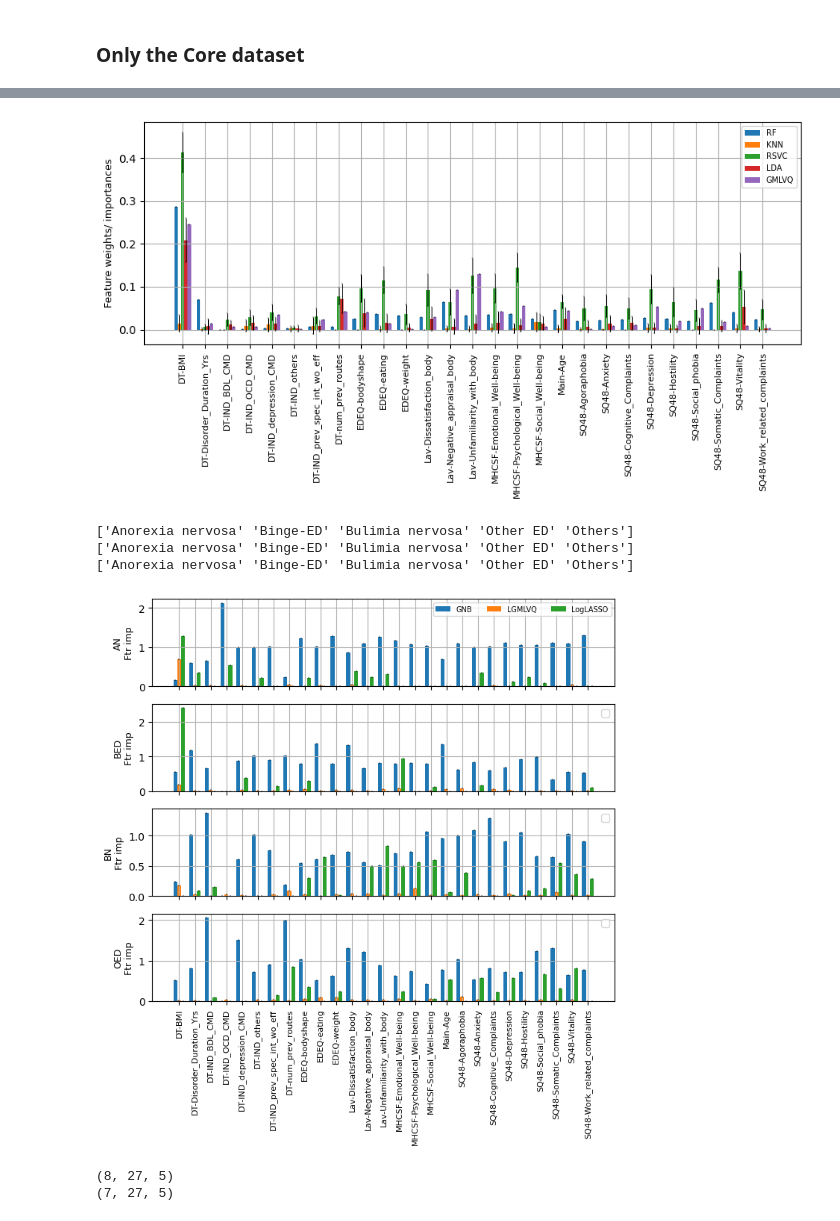
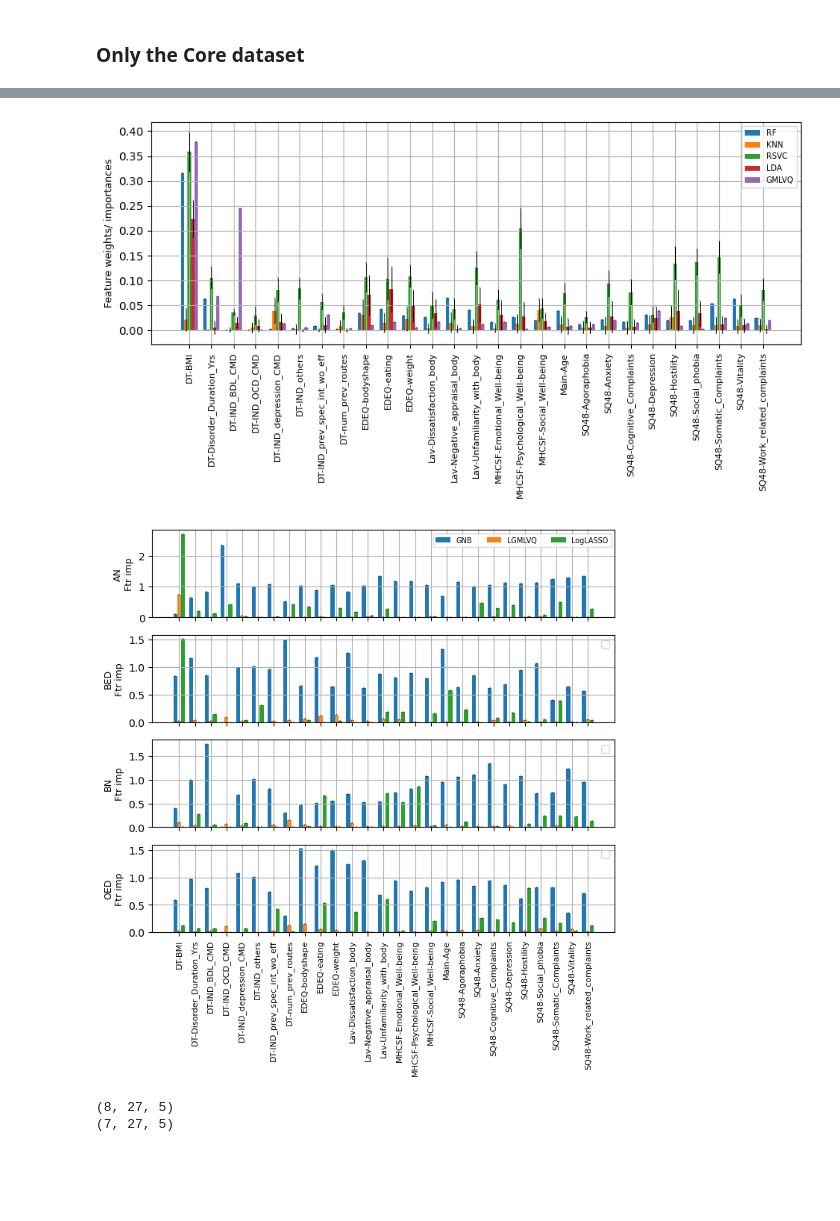
Before and after one commit to SrGh31/ED-profiling, a Jupyter notebook: Prediction_EDTypes_Severity.ipynb, the cells around one changed output, grey strips where cells are left out. Drawn from its saved outputs; the diff is of its cells as text; code cells hidden in the pictures; blank space fills up the shorter version.

```diff
--- a/Prediction_EDTypes_Severity.ipynb
+++ b/Prediction_EDTypes_Severity.ipynb
@@ -88,7 +91,3 @@ for key, val in choice_dict.items():
 3.1: For dataset with Core only, and only ED classes:
 
 3.2: For dataset with Core, and 3 ED classes and Others:
-# %%
-lvq_model=pickle.load(open('%sHyp_LVQ.pkl'%savepicklpath, "rb"))
-print(lvq_model[2.2]['GMLVQ'].head(5))
-print(lvq_model[2.2]['LGMLVQ'].head())
@@ -135,7 +114,7 @@ for keyData, valData in choice_dict.items():
         pipeClassifiers = pickle.load(open(modelsClassify, "rb"))
         permut_model=pickle.load(open('%s'%modelsClassify_permut, "rb"))
         print('Loading final %s Classification models complete'%valData)
-        use_permutation_imp, nreps, prots_lvq, fimp_clf=list(permut_model.keys()),10,{},{}
+        use_permutation_imp, nreps, prots_lvq, fimp_all=list(permut_model.keys()),10,{},{}
         for keyClf, clf in pipeClassifiers.items():
             tr_cmap, te_cmap=np.zeros((nclasses, nclasses, iters)), np.zeros((nclasses, nclasses, iters))
             if (keyClf=='GMLVQ') | (keyClf=='LGMLVQ'):
@@ -395,42 +415,34 @@ dict_keys(['LogLASSO', 'RF', 'KNN', 'LDA', 'QDA', 'LSVC', 'RSVC', 'LGMLVQ', 'GML
 # %%
 select_keys1=['RF', 'KNN','RSVC', 'LDA','GMLVQ']
 select_keys2=['GNB','LGMLVQ', 'LogLASSO']
-fs=9
-exp_name=save_dict[2.2]
-X=dataset_types[2.2]['mice_zXtrain']
-fimp_all=fimp_all_exps[2.2]
+fs, choice=9, 2.1
+exp_name=save_dict[choice]
+X=dataset_types[choice]['mice_zXtrain']
+fimp_all=fimp_all_exps[choice]
 adapted_combo_cols=X.columns
 ind = np.arange(len(adapted_combo_cols))  # the x locations for the groups
 width = 0.15  # the width of the bars
 shifts=[-0.3,-0.15,0.0,0.15,0.30]
 fig, ax = plt.subplots(1,1, figsize=(9,5))
 rects_all={}
 for idx,key in enumerate(select_keys1):
     bardata, err=np.mean(fimp_all[key]['All'], axis=1), np.std(fimp_all[key]['All'], axis=1)
     rects_all[key] = ax.bar(ind +shifts[idx], bardata, width, yerr=err, label=key,
                            error_kw=dict(lw=0.75, capsize=0.5, capthick=0.3))
 ax.set_ylabel('Feature weights/ importances', fontsize=fs)
 #ax.set_title('Scores by group and gender')
 ax.set_xticks(ind)
 ax.set_xticklabels(adapted_combo_cols, rotation=90, fontsize=fs-1)
 ax.legend(fontsize=fs-2)
 ax.grid()
 fig.tight_layout()
 plt.show()
 fig.savefig('figs/PDFs/classification/FIMP1%s.pdf'%exp_name, bbox_inches='tight', transparent=False,
                pad_inches=0.01)
 fig.savefig('figs/PNGs/classification/FIMP1_%s.png'%exp_name, bbox_inches='tight', transparent=True,
                pad_inches=0.01)
 # %% [output]
-[figure, old version]
+[figure, new version]
-# %%
-print(pipeClassifiers['GNB'][0]['GNB'].classes_)
-print(pipeClassifiers['LGMLVQ'][0]['LGMLVQ'].classes_)
-print(pipeClassifiers['LogLASSO'][0]['LogLASSO'].classes_)
-# %% [output]
-['Anorexia nervosa' 'Binge-ED' 'Bulimia nervosa' 'Other ED' 'Others']
-['Anorexia nervosa' 'Binge-ED' 'Bulimia nervosa' 'Other ED' 'Others']
-['Anorexia nervosa' 'Binge-ED' 'Bulimia nervosa' 'Other ED' 'Others']
 # %%
 select_keys2=['GNB','LGMLVQ', 'LogLASSO']
 Cls_dict=dict(zip(pipeClassifiers['GNB'][0]['GNB'].classes_, ['AN','BED','BN', 'OED', 'Others']))
@@ -469,5 +481,5 @@ fig1.savefig('figs/PDFs/classification/FIMP2_%s.pdf'%exp_name, bbox_inches='tigh
 fig1.savefig('figs/PNGs/classification/FIMP2_%s.png'%exp_name, bbox_inches='tight', transparent=False,\
                pad_inches=0.01)
 # %% [output]
-[figure, old version]
+[figure, new version]
 # %%
```
Also changed, not shown: parts of 10 cells of this notebook, 39 other files.
